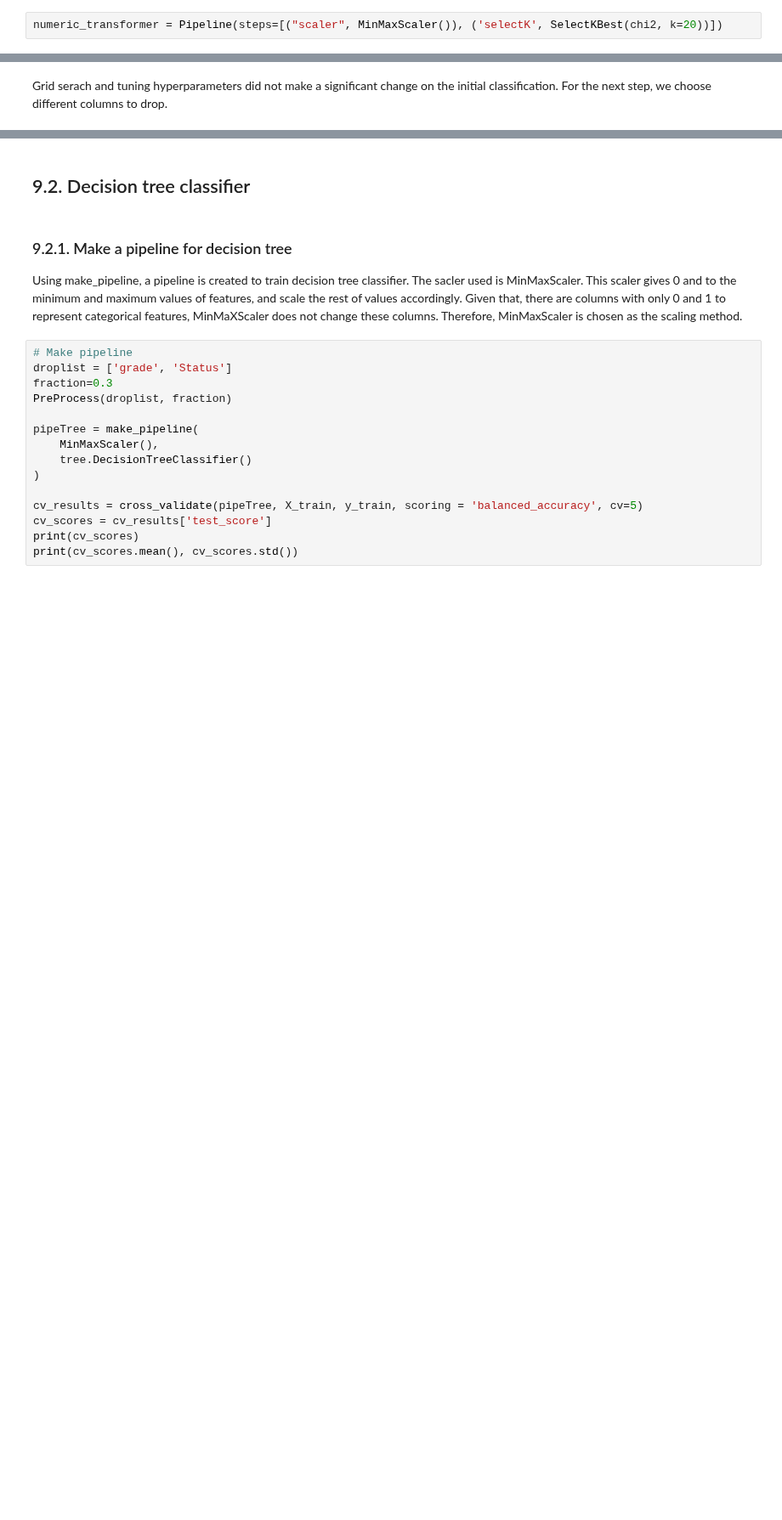
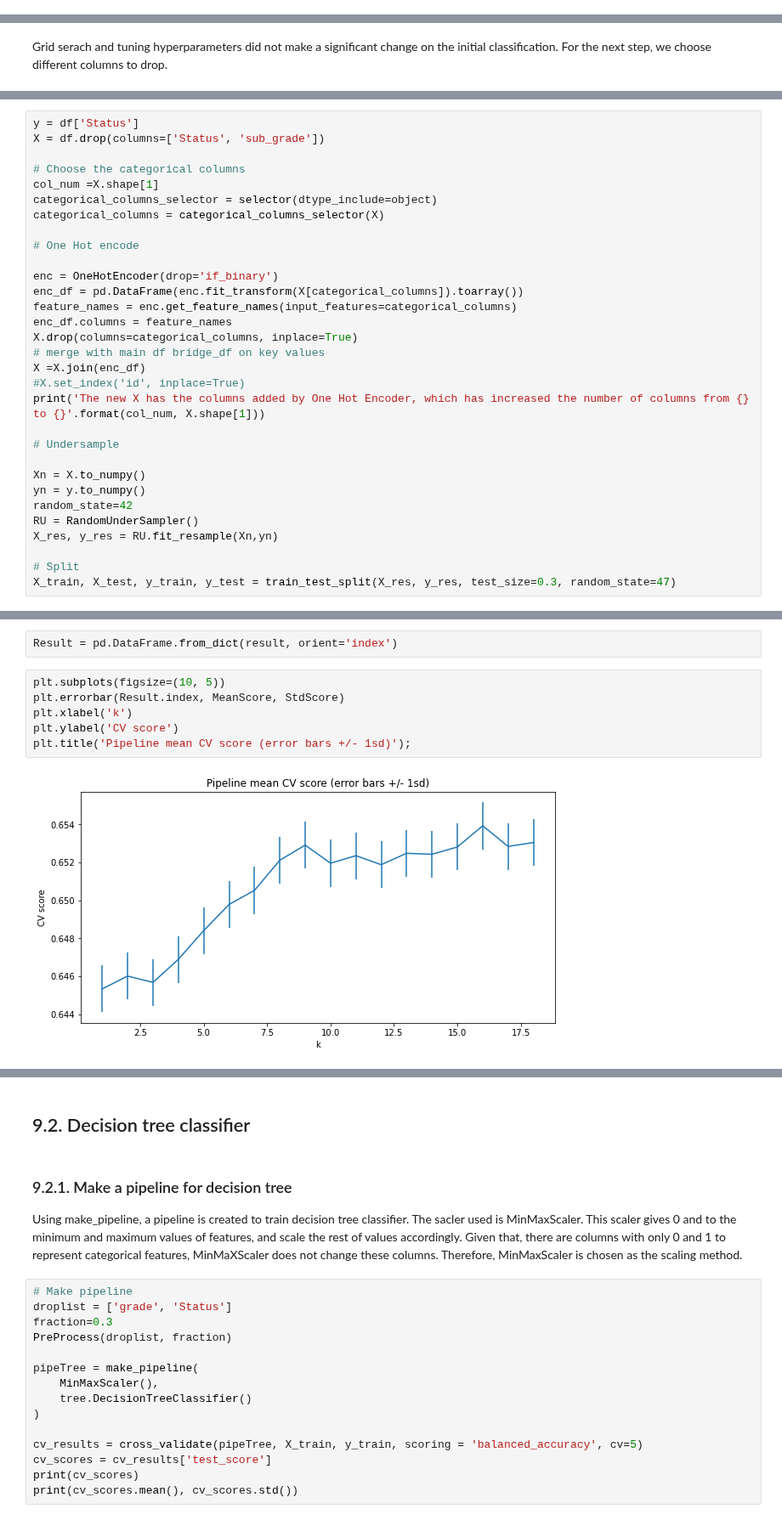
Before and after one commit to somayehY/SomayeYoussefi, a Jupyter notebook: LendingClub/LendingClub_preprocessing_modeling.ipynb, the cells around one changed output, grey strips where cells are left out. Shown at 85% size. Drawn from its saved outputs; the diff is of its cells as text; blank space fills up the shorter version.

```diff
--- a/LendingClub/LendingClub_preprocessing_modeling.ipynb
+++ b/LendingClub/LendingClub_preprocessing_modeling.ipynb
@@ -188,2 +114,0 @@ Index(['revol_util', 'dti', 'chargeoff_within_12_mths',
-# %%
-numeric_transformer = Pipeline(steps=[("scaler", MinMaxScaler()), ('selectK', SelectKBest(chi2, k=20))])
@@ -620,0 +339,31 @@ pipeSelect = make_pipeline(
+# %%
+y = df['Status']
+X = df.drop(columns=['Status', 'sub_grade'])
+
+# Choose the categorical columns
+col_num =X.shape[1]
+categorical_columns_selector = selector(dtype_include=object)
+categorical_columns = categorical_columns_selector(X)
+
+# One Hot encode
+
+enc = OneHotEncoder(drop='if_binary')
+enc_df = pd.DataFrame(enc.fit_transform(X[categorical_columns]).toarray())
+feature_names = enc.get_feature_names(input_features=categorical_columns)
+enc_df.columns = feature_names
+X.drop(columns=categorical_columns, inplace=True)
+# merge with main df bridge_df on key values
+X =X.join(enc_df)
+#X.set_index('id', inplace=True)
+print('The new X has the columns added by One Hot Encoder, which has increased the number of columns from {} to {}'.format(col_num, X.shape[1]))
+
+# Undersample
+
+Xn = X.to_numpy()
+yn = y.to_numpy()
+random_state=42
+RU = RandomUnderSampler()
+X_res, y_res = RU.fit_resample(Xn,yn)
+
+# Split
+X_train, X_test, y_train, y_test = train_test_split(X_res, y_res, test_size=0.3, random_state=47)
@@ -620,0 +431,10 @@ pipeSelect = make_pipeline(
+# %%
+Result = pd.DataFrame.from_dict(result, orient='index')
+# %%
+plt.subplots(figsize=(10, 5))
+plt.errorbar(Result.index, MeanScore, StdScore)
+plt.xlabel('k')
+plt.ylabel('CV score')
+plt.title('Pipeline mean CV score (error bars +/- 1sd)');
+# %% [output]
+[figure, added]
```
Also changed, not shown: parts of 62 cells of this notebook.
